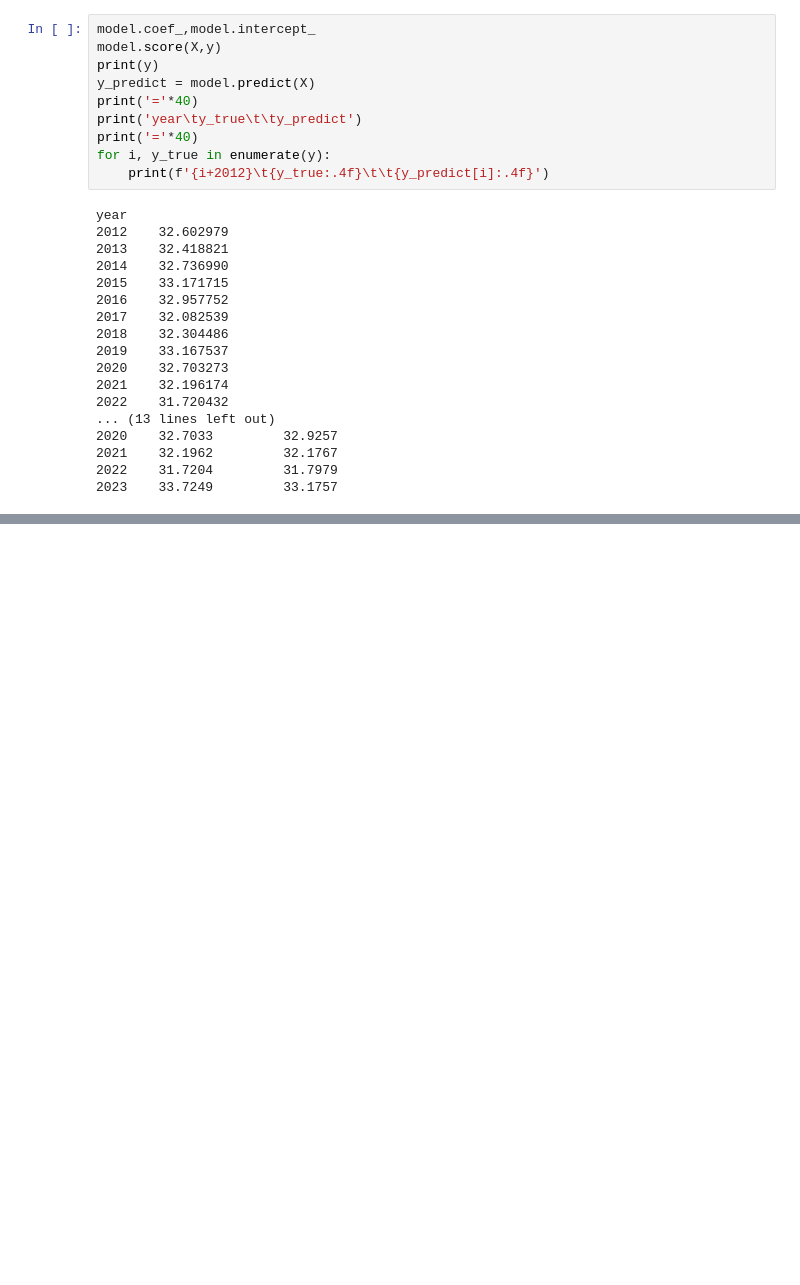
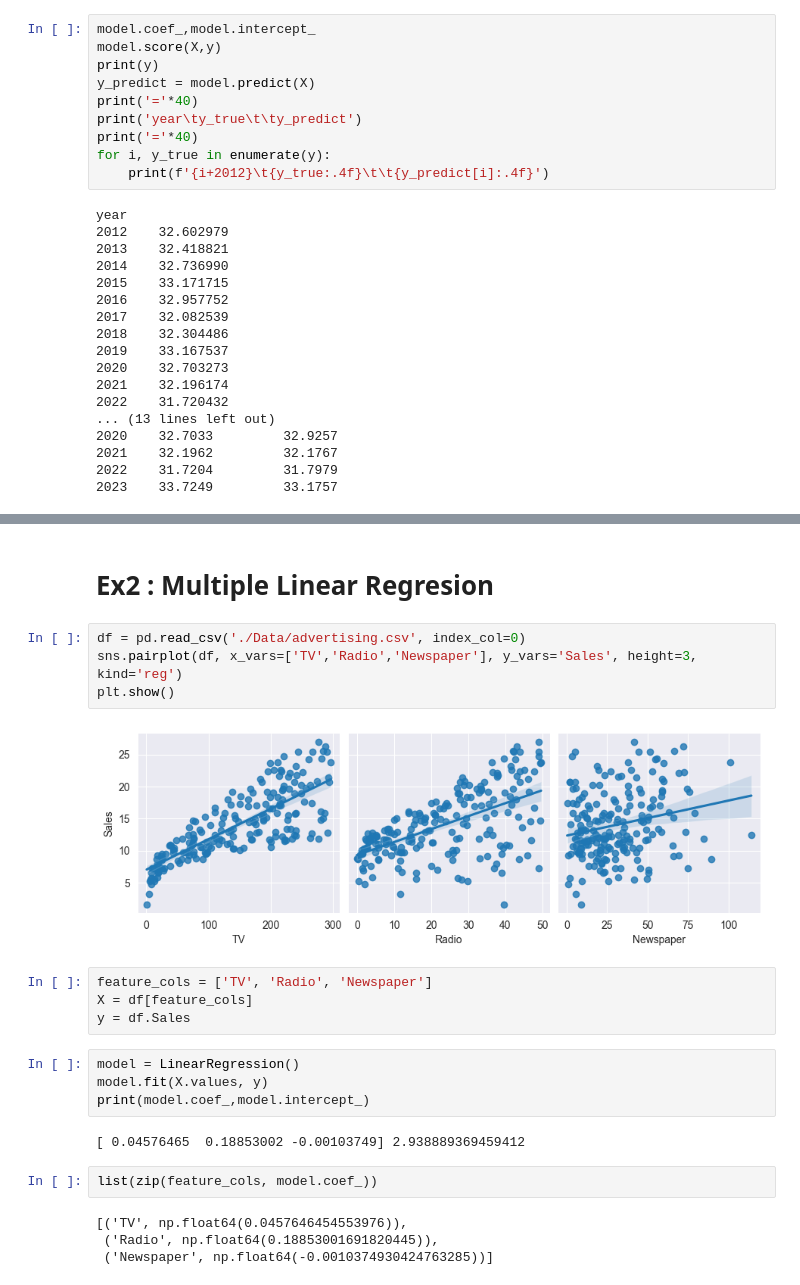
Before and after one commit to passapol146990/1204307-AI-algorithm, a Jupyter notebook: seaborn&pandas.ipynb, the cells around one changed output, grey strips where cells are left out. Saved outputs shown, nothing was run; the diff lists cells and outputs as text; blank space fills up the shorter version.

```diff
--- a/seaborn&pandas.ipynb
+++ b/seaborn&pandas.ipynb
@@ -255,0 +343,24 @@ year
+# %% [markdown]
+# Ex2 : Multiple Linear Regresion
+# %%
+df = pd.read_csv('./Data/advertising.csv', index_col=0)
+sns.pairplot(df, x_vars=['TV','Radio','Newspaper'], y_vars='Sales', height=3, kind='reg')
+plt.show()
+# %% [output]
+[figure, added]
+# %%
+feature_cols = ['TV', 'Radio', 'Newspaper']
+X = df[feature_cols]
+y = df.Sales
+# %%
+model = LinearRegression()
+model.fit(X.values, y)
+print(model.coef_,model.intercept_)
+# %% [output]
+[ 0.04576465  0.18853002 -0.00103749] 2.938889369459412
+# %%
+list(zip(feature_cols, model.coef_))
+# %% [output]
+[('TV', np.float64(0.0457646454553976)),
+ ('Radio', np.float64(0.18853001691820445)),
+ ('Newspaper', np.float64(-0.0010374930424763285))]
```
Also changed, not shown: parts of 29 cells of this notebook.
